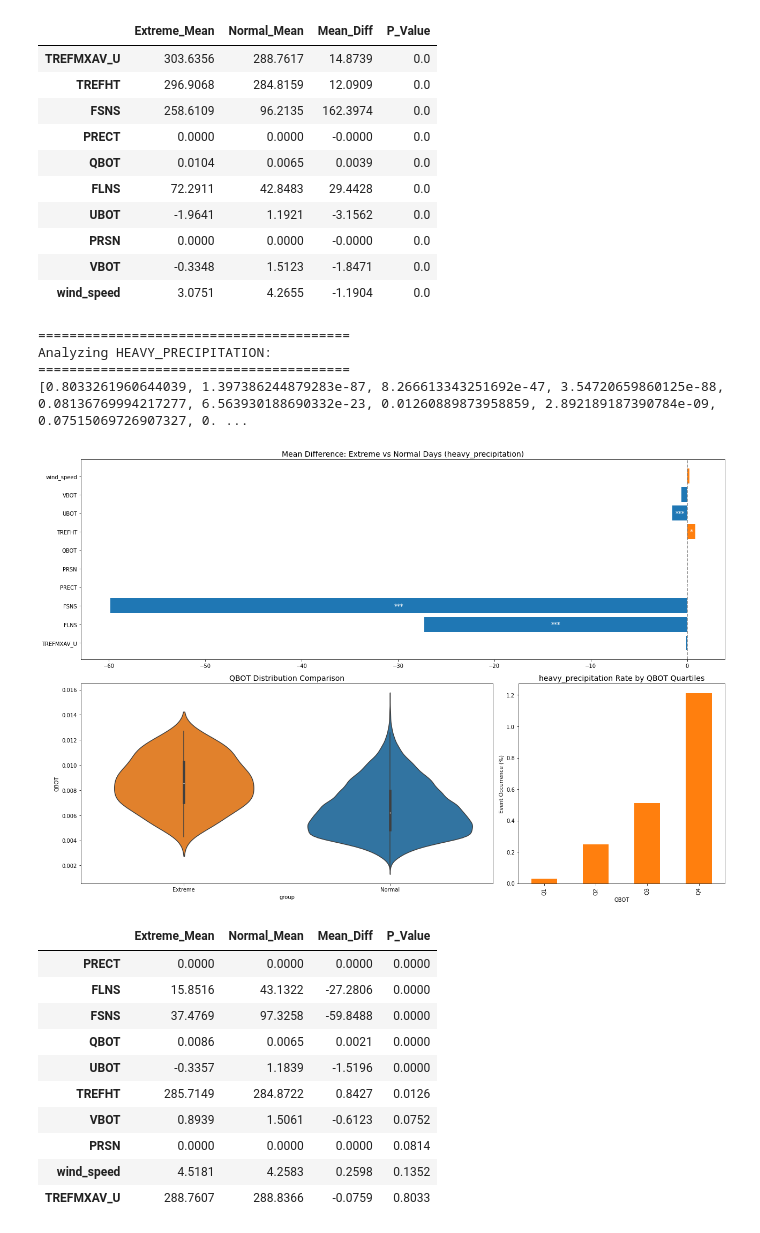
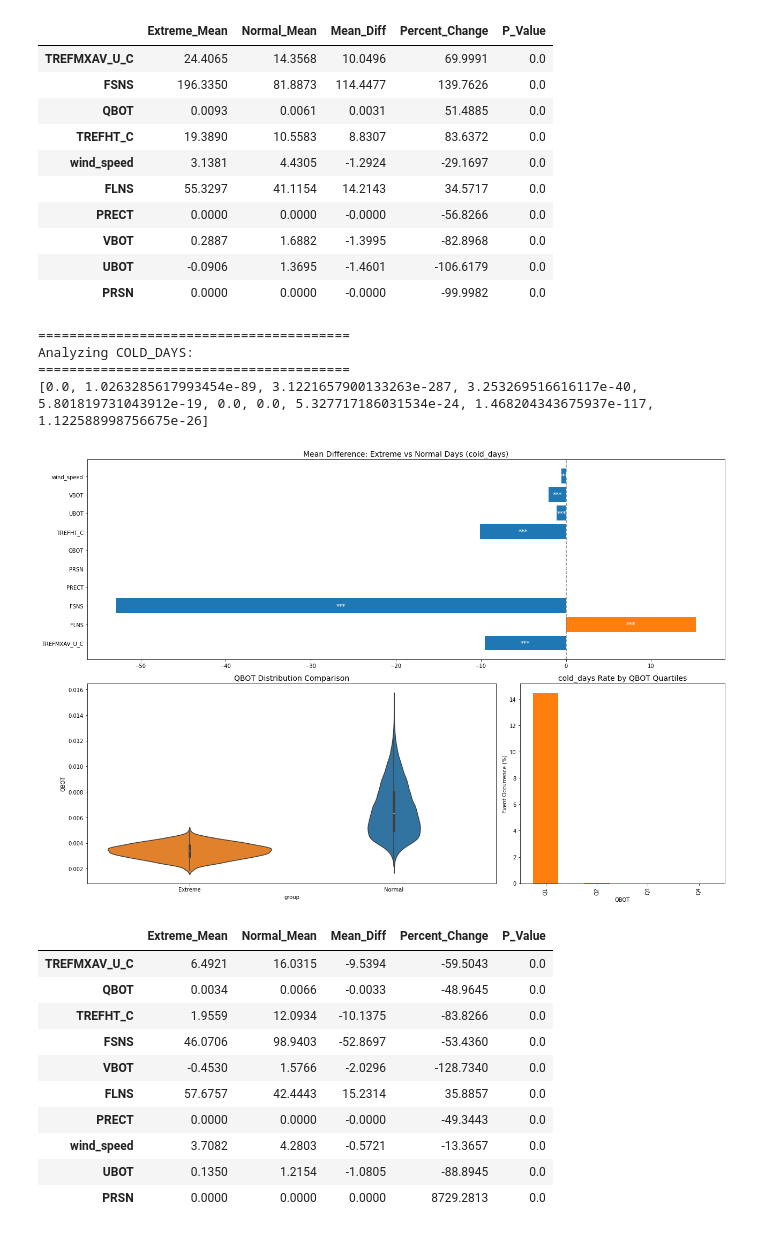
Before and after one commit to esteban-russi/Earth-Env-DS-MSc-Course, a Jupyter notebook: Determine_Drivers.ipynb, the cells around one changed output. Cells and saved outputs as stored; diff of their text form; code cells hidden in the pictures.

```diff
--- a/Determine_Drivers.ipynb
+++ b/Determine_Drivers.ipynb
@@ -8,4 +12,11 @@ import matplotlib.gridspec as gridspec
 # %%
 # Data Loading and Preprocessing
-df = pd.read_csv('project_1_with_extreme.csv', parse_dates=['time'])
+df = pd.read_csv('project_1_with_extreme1.1.csv', parse_dates=['time'])
 df.set_index('time', inplace=True)
+# %%
+wind_u_col = "UBOT"  # Zonal wind component
+wind_v_col = "VBOT"  # Meridional wind component
+
+df["wind_speed"] = np.sqrt(df[wind_u_col]**2 + df[wind_v_col]**2)
+
+df.info()
@@ -12,6 +41,6 @@ df.set_index('time', inplace=True)
 # %%
 # Define parameters and events
-numeric_cols = ['TREFMXAV_U', 'FLNS', 'FSNS', 'PRECT', 'PRSN', 'QBOT',
-               'TREFHT', 'UBOT', 'VBOT', 'wind_speed']
-events = ['heatwave', 'heavy_precipitation', 'strong_winds']
+numeric_cols = ['TREFMXAV_U_C', 'FLNS', 'FSNS', 'PRECT', 'PRSN', 'QBOT',
+               'TREFHT_C', 'UBOT', 'VBOT', 'wind_speed']
+events = ['heatwave', 'cold_days', 'heavy_precipitation', 'strong_winds']
 palette = {'Extreme': '#ff7f0e', 'Normal': '#1f77b4'}
@@ -85,6 +132,7 @@ def analyze_extreme_event(event_name):
         'Extreme_Mean': extreme_days[numeric_cols].mean(),
         'Normal_Mean': normal_days[numeric_cols].mean(),
         'Mean_Diff': mean_diff,
+        'Percent_Change': (mean_diff / normal_days[numeric_cols].mean()) * 100,
         'P_Value': p_values
     })
     return results.sort_values('P_Value')
@@ -103,28 +151,28 @@ Analyzing HEATWAVE:
-|  | Extreme_Mean | Normal_Mean | Mean_Diff | P_Value |
-| TREFMXAV_U | 303.6356 | 288.7617 | 14.8739 | 0.0 |
-| TREFHT | 296.9068 | 284.8159 | 12.0909 | 0.0 |
-| FSNS | 258.6109 | 96.2135 | 162.3974 | 0.0 |
-| PRECT | 0.0000 | 0.0000 | -0.0000 | 0.0 |
-| QBOT | 0.0104 | 0.0065 | 0.0039 | 0.0 |
-| FLNS | 72.2911 | 42.8483 | 29.4428 | 0.0 |
-| UBOT | -1.9641 | 1.1921 | -3.1562 | 0.0 |
-| PRSN | 0.0000 | 0.0000 | -0.0000 | 0.0 |
-| VBOT | -0.3348 | 1.5123 | -1.8471 | 0.0 |
-| wind_speed | 3.0751 | 4.2655 | -1.1904 | 0.0 |
+|  | Extreme_Mean | Normal_Mean | Mean_Diff | Percent_Change | P_Value |
+| TREFMXAV_U_C | 24.4065 | 14.3568 | 10.0496 | 69.9991 | 0.0 |
+| FSNS | 196.3350 | 81.8873 | 114.4477 | 139.7626 | 0.0 |
+| QBOT | 0.0093 | 0.0061 | 0.0031 | 51.4885 | 0.0 |
+| TREFHT_C | 19.3890 | 10.5583 | 8.8307 | 83.6372 | 0.0 |
+| wind_speed | 3.1381 | 4.4305 | -1.2924 | -29.1697 | 0.0 |
+| FLNS | 55.3297 | 41.1154 | 14.2143 | 34.5717 | 0.0 |
+| PRECT | 0.0000 | 0.0000 | -0.0000 | -56.8266 | 0.0 |
+| VBOT | 0.2887 | 1.6882 | -1.3995 | -82.8968 | 0.0 |
+| UBOT | -0.0906 | 1.3695 | -1.4601 | -106.6179 | 0.0 |
+| PRSN | 0.0000 | 0.0000 | -0.0000 | -99.9982 | 0.0 |
 ========================================
-Analyzing HEAVY_PRECIPITATION:
+Analyzing COLD_DAYS:
 ========================================
-[0.8033261960644039, 1.397386244879283e-87, 8.266613343251692e-47, 3.54720659860125e-88, 0.08136769994217277, 6.563930188690332e-23, 0.01260889873958859, 2.892189187390784e-09, 0.07515069726907327, 0. ...
+[0.0, 1.0263285617993454e-89, 3.1221657900133263e-287, 3.253269516616117e-40, 5.801819731043912e-19, 0.0, 0.0, 5.327717186031534e-24, 1.468204343675937e-117, 1.122588998756675e-26]
-[figure, old version]
+[figure, new version]
-|  | Extreme_Mean | Normal_Mean | Mean_Diff | P_Value |
-| PRECT | 0.0000 | 0.0000 | 0.0000 | 0.0000 |
-| FLNS | 15.8516 | 43.1322 | -27.2806 | 0.0000 |
-| FSNS | 37.4769 | 97.3258 | -59.8488 | 0.0000 |
-| QBOT | 0.0086 | 0.0065 | 0.0021 | 0.0000 |
-| UBOT | -0.3357 | 1.1839 | -1.5196 | 0.0000 |
-| TREFHT | 285.7149 | 284.8722 | 0.8427 | 0.0126 |
-| VBOT | 0.8939 | 1.5061 | -0.6123 | 0.0752 |
-| PRSN | 0.0000 | 0.0000 | 0.0000 | 0.0814 |
-| wind_speed | 4.5181 | 4.2583 | 0.2598 | 0.1352 |
-| TREFMXAV_U | 288.7607 | 288.8366 | -0.0759 | 0.8033 |
+|  | Extreme_Mean | Normal_Mean | Mean_Diff | Percent_Change | P_Value |
+| TREFMXAV_U_C | 6.4921 | 16.0315 | -9.5394 | -59.5043 | 0.0 |
+| QBOT | 0.0034 | 0.0066 | -0.0033 | -48.9645 | 0.0 |
+| TREFHT_C | 1.9559 | 12.0934 | -10.1375 | -83.8266 | 0.0 |
+| FSNS | 46.0706 | 98.9403 | -52.8697 | -53.4360 | 0.0 |
+| VBOT | -0.4530 | 1.5766 | -2.0296 | -128.7340 | 0.0 |
+| FLNS | 57.6757 | 42.4443 | 15.2314 | 35.8857 | 0.0 |
+| PRECT | 0.0000 | 0.0000 | -0.0000 | -49.3443 | 0.0 |
+| wind_speed | 3.7082 | 4.2803 | -0.5721 | -13.3657 | 0.0 |
+| UBOT | 0.1350 | 1.2154 | -1.0805 | -88.8945 | 0.0 |
+| PRSN | 0.0000 | 0.0000 | 0.0000 | 8729.2813 | 0.0 |
 ========================================
```
Also changed, not shown: parts of 10 cells of this notebook, 1 other file.
